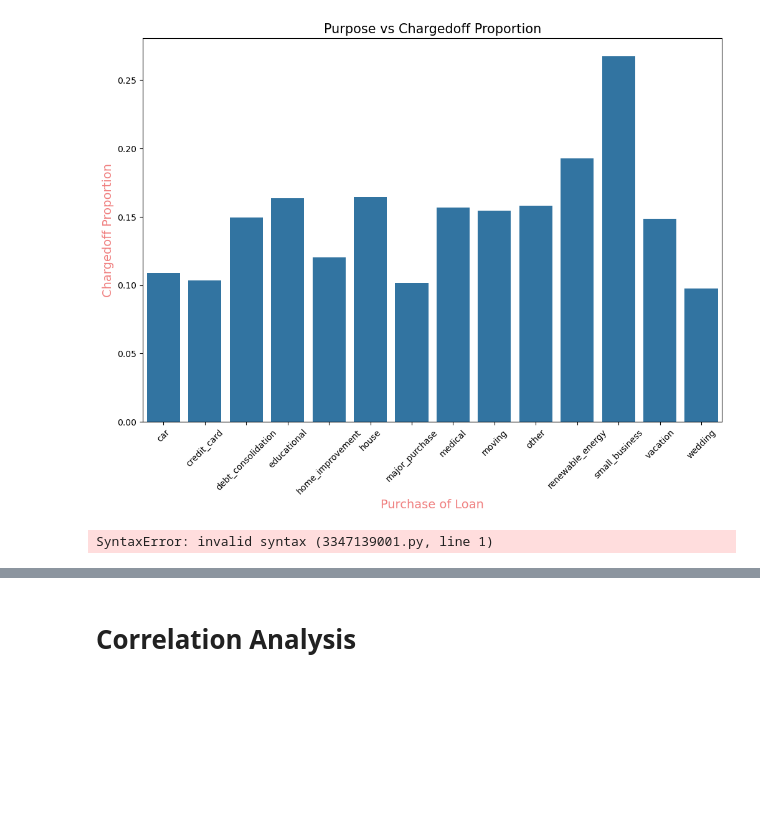
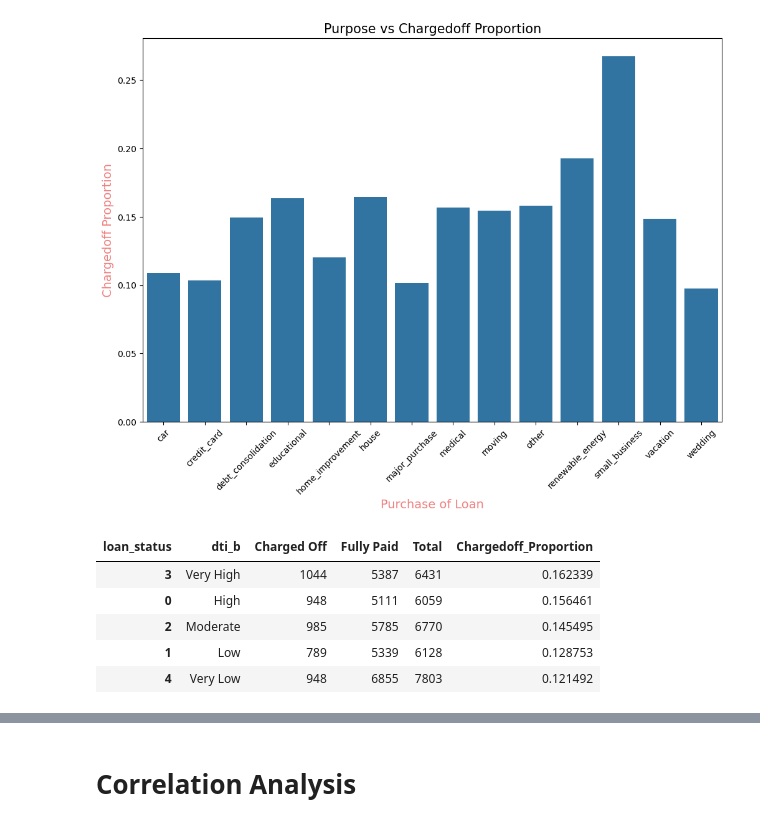
Before and after one commit to blizwing/lendingclub_case_study, a Jupyter notebook: Pratham_Lending_Case_Study.ipynb, the cells around one changed output, grey strips where cells are left out. Drawn from its saved outputs; the diff is of its cells as text; code cells hidden in the pictures; blank space fills up the shorter version.

Commit message:
Tweaked Errors

```diff
--- a/Pratham_Lending_Case_Study.ipynb
+++ b/Pratham_Lending_Case_Study.ipynb
@@ -997,14 +997,19 @@ plot.show()
 # observation:
 # Applicants with a home loan are less likely to default on their loans, while those with loans for small businesses have a higher risk of defaulting
 # %%
-Applicants with a home loan are less likely to default on their loans, while those with loans for small businesses have a higher risk of defaulting#Bivariate Analysis on DTI against Chargedoff_Proportion -
+#Applicants with a home loan are less likely to default on their loans, while those with loans for small businesses have a higher risk of defaulting#Bivariate Analysis on DTI against Chargedoff_Proportion -
 
 dti_vs_loan = loan.groupby(['dti_b', 'loan_status']).loan_status.count().unstack().fillna(0).reset_index()
 dti_vs_loan['Total'] = dti_vs_loan['Charged Off']+ dti_vs_loan['Fully Paid']
 dti_vs_loan['Chargedoff_Proportion'] = dti_vs_loan['Charged Off'] / dti_vs_loan['Total']
 dti_vs_loan.sort_values('Chargedoff_Proportion', ascending=False)
 # %% [output]
-SyntaxError: invalid syntax (3347139001.py, line 1)
+| loan_status | dti_b | Charged Off | Fully Paid | Total | Chargedoff_Proportion |
+| 3 | Very High | 1044 | 5387 | 6431 | 0.162339 |
+| 0 | High | 948 | 5111 | 6059 | 0.156461 |
+| 2 | Moderate | 985 | 5785 | 6770 | 0.145495 |
+| 1 | Low | 789 | 5339 | 6128 | 0.128753 |
+| 4 | Very Low | 948 | 6855 | 7803 | 0.121492 |
 # %%
 fig, ax1 = plot.subplots(figsize=(12, 8))
 ax1.set_title('Debt To Income Ratio vs Chargedoff Proportion',fontsize=15,color='#F08080')
```
Also changed, not shown: parts of 11 cells of this notebook.
